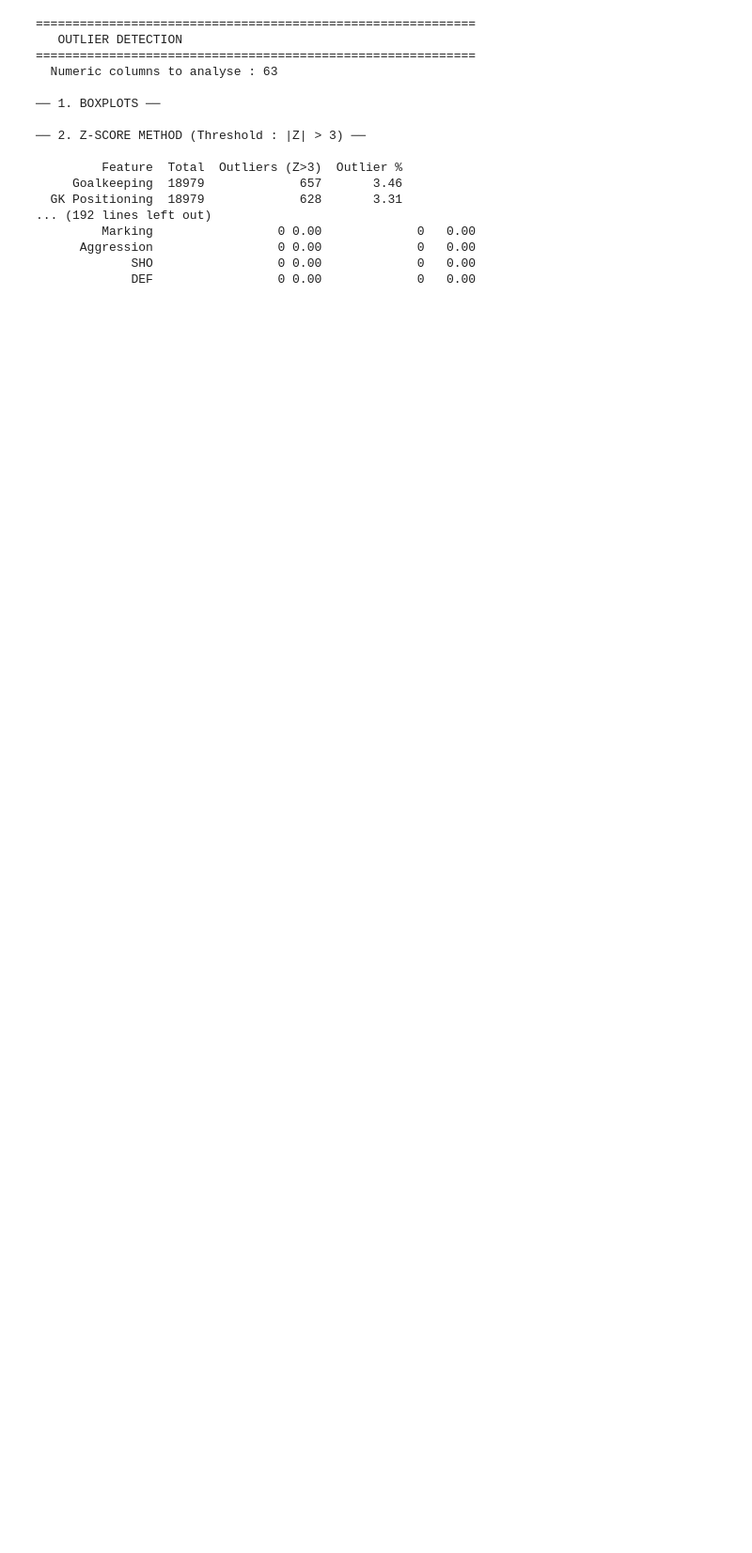
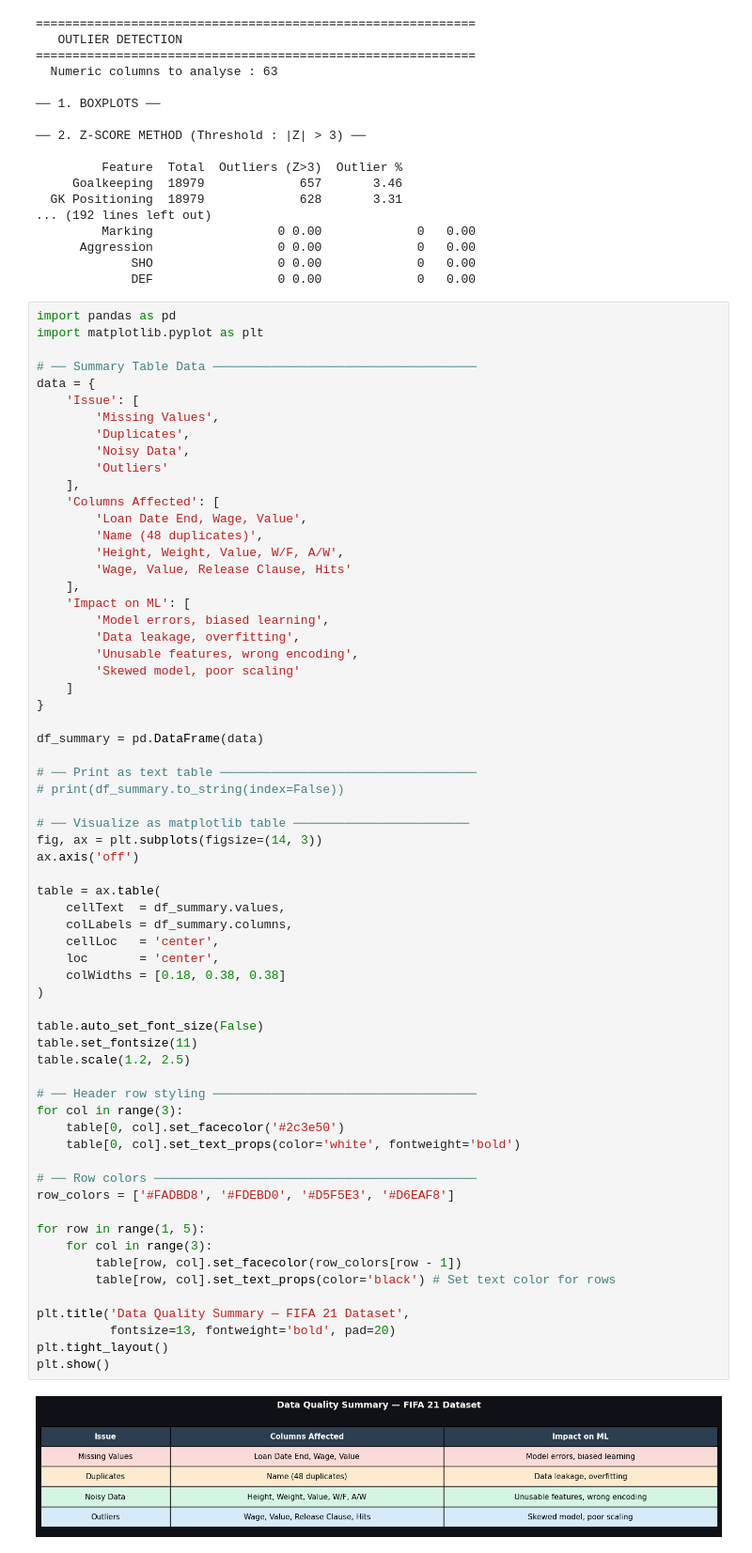
Before and after one commit to sanjana19991118/python_ml, a Jupyter notebook: Data_Preprocessing_Graded_Assignment_Sanjana_Vinay.ipynb, the cells around one changed output. Shown at 94% size. Drawn from its saved outputs; the diff is of its cells as text; blank space fills up the shorter version.

```diff
--- a/Data_Preprocessing_Graded_Assignment_Sanjana_Vinay.ipynb
+++ b/Data_Preprocessing_Graded_Assignment_Sanjana_Vinay.ipynb
@@ -939,3 +941,69 @@ print(summary.to_string(index=False))
       Aggression                 0 0.00             0   0.00
              SHO                 0 0.00             0   0.00
              DEF                 0 0.00             0   0.00
+# %%
+import pandas as pd
+import matplotlib.pyplot as plt
+
+# ── Summary Table Data ────────────────────────────────────
+data = {
+    'Issue': [
+        'Missing Values',
+        'Duplicates',
+        'Noisy Data',
+        'Outliers'
+    ],
+    'Columns Affected': [
+        'Loan Date End, Wage, Value',
+        'Name (48 duplicates)',
+        'Height, Weight, Value, W/F, A/W',
+        'Wage, Value, Release Clause, Hits'
+    ],
+    'Impact on ML': [
+        'Model errors, biased learning',
+        'Data leakage, overfitting',
+        'Unusable features, wrong encoding',
+        'Skewed model, poor scaling'
+    ]
+}
+
+df_summary = pd.DataFrame(data)
+
+# ── Print as text table ───────────────────────────────────
+# print(df_summary.to_string(index=False))
+
+# ── Visualize as matplotlib table ────────────────────────
+fig, ax = plt.subplots(figsize=(14, 3))
+ax.axis('off')
+
+table = ax.table(
+    cellText  = df_summary.values,
+    colLabels = df_summary.columns,
+    cellLoc   = 'center',
+    loc       = 'center',
+    colWidths = [0.18, 0.38, 0.38]
+)
+
+table.auto_set_font_size(False)
+table.set_fontsize(11)
+table.scale(1.2, 2.5)
+
+# ── Header row styling ────────────────────────────────────
+for col in range(3):
+    table[0, col].set_facecolor('#2c3e50')
+    table[0, col].set_text_props(color='white', fontweight='bold')
+
+# ── Row colors ────────────────────────────────────────────
+row_colors = ['#FADBD8', '#FDEBD0', '#D5F5E3', '#D6EAF8']
+
+for row in range(1, 5):
+    for col in range(3):
+        table[row, col].set_facecolor(row_colors[row - 1])
+        table[row, col].set_text_props(color='black') # Set text color for rows
+
+plt.title('Data Quality Summary — FIFA 21 Dataset',
+          fontsize=13, fontweight='bold', pad=20)
+plt.tight_layout()
+plt.show()
+# %% [output]
+[figure, added]
```
Also changed, not shown: parts of 5 cells of this notebook.
